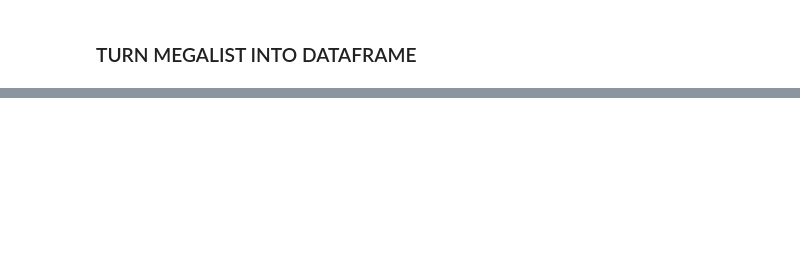
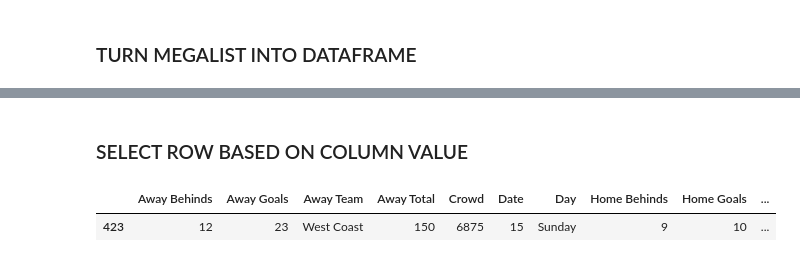
Before and after one commit to ssweeney1988/2015lab2, a Jupyter notebook: Wikipedia AFL Scrape.ipynb, the cells around one changed output, grey strips where cells are left out. Saved outputs shown, nothing was run; the diff lists cells and outputs as text; code cells hidden in the pictures; blank space fills up the shorter version.

```diff
--- a/Wikipedia AFL Scrape.ipynb
+++ b/Wikipedia AFL Scrape.ipynb
@@ -452,0 +575,30 @@ df.head(400)
+# %%
+#rename station_ids
+def get_station_ID(row):
+    di_stations= {
+         "Brisbane": "334797792&p_stn_num=040913",
+         "Melbourne": "1487214643&p_stn_num=086232",
+         "Adelaide": "105924303&p_stn_num=023011",
+         "Canberra": "986923182&p_stn_num=070246",
+         "Perth": "16771239&p_stn_num=009151",
+         "Gold Coast": "326713690&p_stn_num=040416",
+         "Hobart": "1768351258&p_stn_num=094030",
+         "Sydney": "873151344&p_stn_num=066073",
+         "Homebush": "871566312&p_stn_num=066013",
+         "Geelong": "1519465927&p_stn_num=087162",
+         "Launceston": "1658844915&p_stn_num=091072",
+         "Cairns": "194935783&p_stn_num=031218",
+         "Darwin": "40163856&p_stn_num=014167",
+         "Alice Springs": "48632698&p_stn_num=015590",
+         "Wellington": "N/A"}
+    return di_stations[row.City]
+# %%
+df["station_ID"] = df.apply(get_station_ID, axis=1)
+df.head(2)
+# %% [markdown]
+### SELECT ROW BASED ON COLUMN VALUE
+# %%
+df.loc[df['Venue'] == 'Blacktown ISP']
+# %% [output]
+|  | Away Behinds | Away Goals | Away Team | Away Total | Crowd | Date | Day | Home Behinds | Home Goals | ... |
+| 423 | 12 | 23 | West Coast | 150 | 6875 | 15 | Sunday | 9 | 10 | ... |
```
Also changed, not shown: parts of 21 cells of this notebook, 1 other file.
